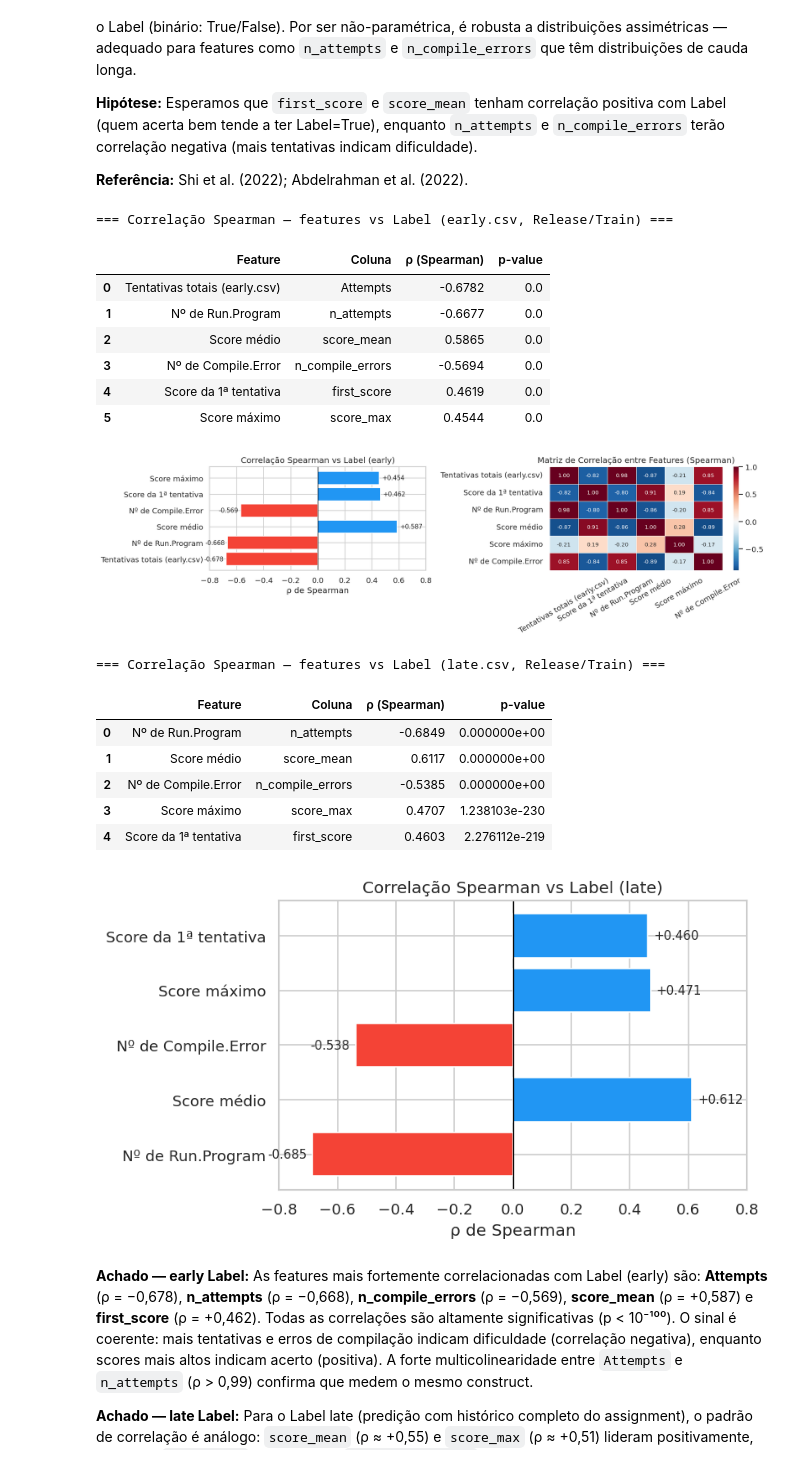
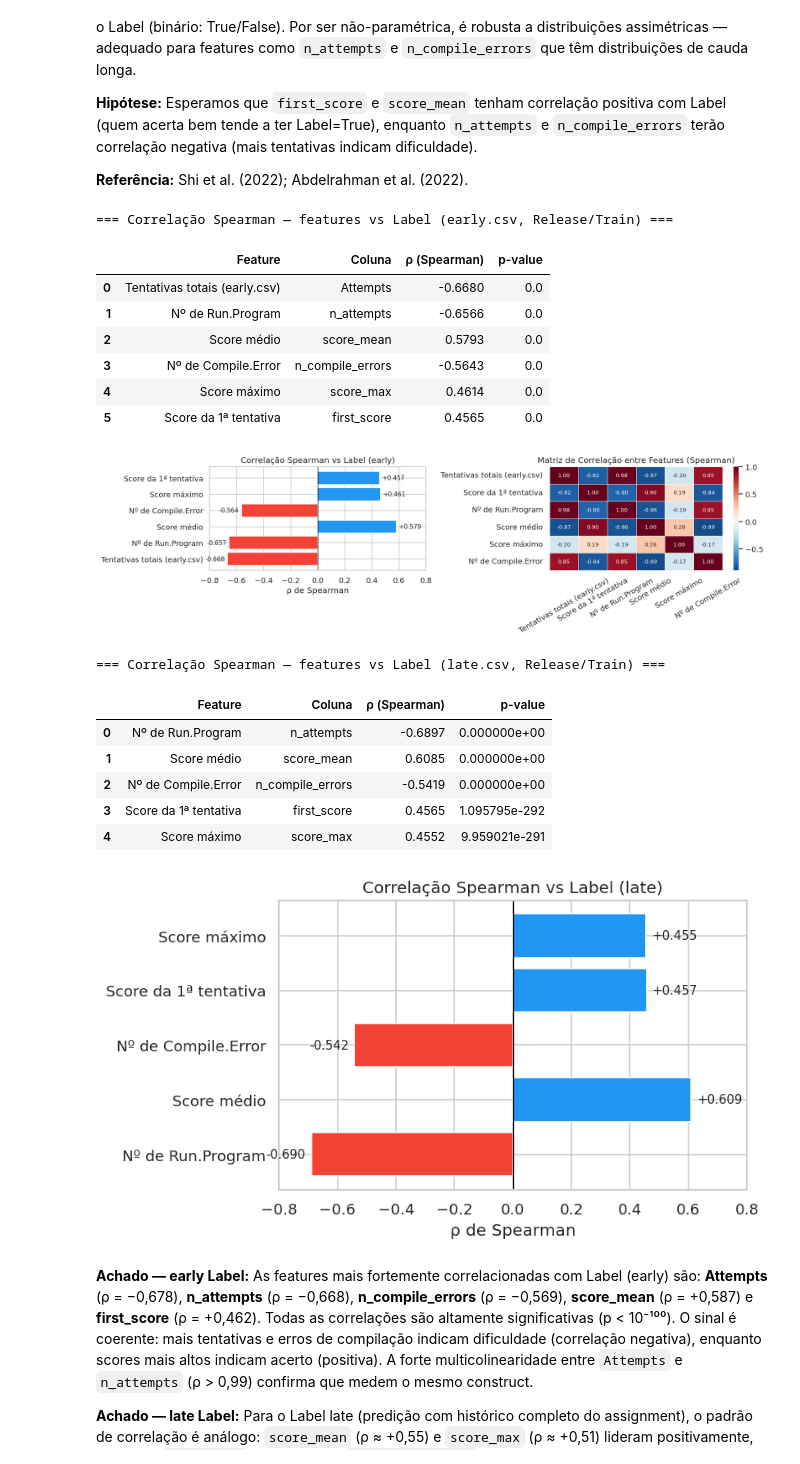
Before and after one commit to scuiki/tcc.edm.kt, a Jupyter notebook: notebooks/01_eda.ipynb, the cells around one changed output. Drawn from its saved outputs; the diff is of its cells as text; code cells hidden in the pictures.

Commit message:
correção de dataset, implementação de BKT e DKT

```diff
--- a/notebooks/01_eda.ipynb
+++ b/notebooks/01_eda.ipynb
@@ -31,6 +34,6 @@ DATA_ROOT = Path('../data/CSEDM')
 # %%
-# Carregar MainTable do split All (dataset completo)
-all_main = pd.read_csv(DATA_ROOT / 'All/Data/MainTable.csv')
+# Carregar MainTable Spring 2019 (dataset completo)
+all_main = pd.read_csv(DATA_ROOT / 'MainTable.csv')
 print(f'Shape: {all_main.shape}')
 all_main.head(3)
 # %% [output]
@@ -474,29 +374,14 @@ Cobertura temporal por split:
 **Hipótese:** O split Release/Train deve apresentar ~23.70% de corretos (Score == 1.0 em Run.Program), reproduzindo o benchmark de Shi et al. (2022). All e Train apresentarão percentuais menores por serem do semestre Fall 2019.
 **Referência:** Shi et al. (2022).
 # %%
-# Comparar candidatos com os numeros do paper Code-DKT
+# Verificar taxa de corretos do Spring 2019 vs Shi et al. (2022)
 # Paper: ~410 estudantes, 50 problemas, 5 assignments, 23.68% correto
 
-candidates = {
-    'All':           all_main,
-    'Train':         train_all,
-    'Release/Train': rel_train,
-}
-
-rows = []
-for name, df in candidates.items():
-    runs_c = df[df['EventType'] == 'Run.Program']
-    pct = (runs_c['Score'] == 1.0).mean() * 100 if len(runs_c) else float('nan')
-    rows.append({
-        'Split':            name,
-        'Estudantes':       df['SubjectID'].nunique(),
-        'Problemas':        df['ProblemID'].dropna().nunique(),
-        'Assignments':      df['AssignmentID'].dropna().nunique(),
-        '% correto (=1.0)': f'{pct:.2f}%',
-    })
-
-result = pd.DataFrame(rows).set_index('Split')
-display(result)
-
-print('\nReferencia Code-DKT paper: ~410 estudantes | 50 problemas | 5 assignments | 23.68% correto')
+runs = all_main[all_main['EventType'] == 'Run.Program']
+pct = (runs['Score'] == 1.0).mean() * 100
+n_students = all_main['SubjectID'].nunique()
+print(f'data/CSEDM/MainTable.csv — {n_students} alunos, {pct:.2f}% corretos')
+print(f'Referência Shi et al. (2022): 410 alunos, 23.68% corretos')
+assert abs(pct - 23.68) < 0.5, f'Taxa inesperada: {pct:.2f}%'
+print('Assert OK: taxa de corretos dentro da tolerância de ±0.5pp')
 # %% [output]
@@ -908,8 +790,8 @@ Resultado inesperado: o cluster "Em risco" (54.7% da turma) apresenta taxas de a
 **Hipótese:** Todos os 5 assignments devem ter exatamente 10 ProblemIDs e 220–250 estudantes. A taxa de acerto global deve ser ≈ 23.7%.
 **Referência:** Shi et al. (2022).
 # %%
-# Usar Release/Train — único split comparável com Shi et al. (2022)
-rel_train_main = pd.read_csv(DATA_ROOT / 'Release/Train/Data/MainTable.csv')
+# Usar Spring 2019 completo — comparável com Shi et al. (2022)
+rel_train_main = pd.read_csv(DATA_ROOT / 'MainTable.csv')
 
 runs_rel = rel_train_main[rel_train_main['EventType'] == 'Run.Program'].copy()
 runs_rel['correct'] = (runs_rel['Score'] == 1.0).astype(int)
@@ -1801,12 +1683,12 @@ Correlação de Spearman (days_before_deadline × correct): ρ=-0.0461, p=1.7582
 **Referência:** Shi et al. (2022); Abdelrahman et al. (2022).
 # %%
 # ── Seção 8.1: Correlação de Spearman entre features e Label ──
-# Usar Release/Train: único split comparável com Shi et al. (2022)
+# Usar Spring 2019 completo — comparável com Shi et al. (2022)
 from scipy import stats
 
 # Carregar labels do Release/Train
-early_rel = pd.read_csv(DATA_ROOT / 'Release/Train/early.csv')
-late_rel   = pd.read_csv(DATA_ROOT / 'Release/Train/late.csv')
+early_rel = pd.read_csv(DATA_ROOT.parent / 'early.csv')
+late_rel   = pd.read_csv(DATA_ROOT.parent / 'late.csv')
 
 # Filtrar Run.Program no Release/Train (rel_train_main já carregado)
 runs_rel8 = rel_train_main[rel_train_main['EventType'] == 'Run.Program'].copy()
@@ -1919,46 +1801,46 @@ y_late = late_feat['Label'].astype(int)
 spearman_rows_late = []
 for feat_col, feat_label in numeric_feats_late.items():
     rho, pval = stats.spearmanr(late_feat[feat_col], y_late)
     spearman_rows_late.append({'Feature': feat_label, 'Coluna': feat_col,
                                'ρ (Spearman)': round(rho, 4), 'p-value': pval})
 
 spearman_late_df = pd.DataFrame(spearman_rows_late).sort_values('ρ (Spearman)', key=abs, ascending=False)
 
 print('=== Correlação Spearman — features vs Label (late.csv, Release/Train) ===')
 display(spearman_late_df.reset_index(drop=True))
 
 # Barplot late
 fig2, ax2 = plt.subplots(figsize=(7, 4))
 colors_late = ['#2196F3' if r > 0 else '#F44336' for r in spearman_late_df['ρ (Spearman)']]
 ax2.barh(spearman_late_df['Feature'], spearman_late_df['ρ (Spearman)'], color=colors_late)
 ax2.axvline(0, color='black', linewidth=0.8)
 ax2.set_xlabel('ρ de Spearman')
 ax2.set_title('Correlação Spearman vs Label (late)')
 ax2.set_xlim(-0.8, 0.8)
 for i, (_, row) in enumerate(spearman_late_df.iterrows()):
     ax2.text(row['ρ (Spearman)'] + (0.02 if row['ρ (Spearman)'] >= 0 else -0.02),
              i, f"{row['ρ (Spearman)']:+.3f}",
              va='center', ha='left' if row['ρ (Spearman)'] >= 0 else 'right', fontsize=9)
 plt.tight_layout()
 plt.show()
 # %% [output]
 === Correlação Spearman — features vs Label (early.csv, Release/Train) ===
 |  | Feature | Coluna | ρ (Spearman) | p-value |
-| 0 | Tentativas totais (early.csv) | Attempts | -0.6782 | 0.0 |
-| 1 | Nº de Run.Program | n_attempts | -0.6677 | 0.0 |
-| 2 | Score médio | score_mean | 0.5865 | 0.0 |
-| 3 | Nº de Compile.Error | n_compile_errors | -0.5694 | 0.0 |
-| 4 | Score da 1ª tentativa | first_score | 0.4619 | 0.0 |
-| 5 | Score máximo | score_max | 0.4544 | 0.0 |
+| 0 | Tentativas totais (early.csv) | Attempts | -0.6680 | 0.0 |
+| 1 | Nº de Run.Program | n_attempts | -0.6566 | 0.0 |
+| 2 | Score médio | score_mean | 0.5793 | 0.0 |
+| 3 | Nº de Compile.Error | n_compile_errors | -0.5643 | 0.0 |
+| 4 | Score máximo | score_max | 0.4614 | 0.0 |
+| 5 | Score da 1ª tentativa | first_score | 0.4565 | 0.0 |
-[figure, old version]
+[figure, new version]
 === Correlação Spearman — features vs Label (late.csv, Release/Train) ===
 |  | Feature | Coluna | ρ (Spearman) | p-value |
-| 0 | Nº de Run.Program | n_attempts | -0.6849 | 0.000000e+00 |
-| 1 | Score médio | score_mean | 0.6117 | 0.000000e+00 |
-| 2 | Nº de Compile.Error | n_compile_errors | -0.5385 | 0.000000e+00 |
-| 3 | Score máximo | score_max | 0.4707 | 1.238103e-230 |
-| 4 | Score da 1ª tentativa | first_score | 0.4603 | 2.276112e-219 |
+| 0 | Nº de Run.Program | n_attempts | -0.6897 | 0.000000e+00 |
+| 1 | Score médio | score_mean | 0.6085 | 0.000000e+00 |
+| 2 | Nº de Compile.Error | n_compile_errors | -0.5419 | 0.000000e+00 |
+| 3 | Score da 1ª tentativa | first_score | 0.4565 | 1.095795e-292 |
+| 4 | Score máximo | score_max | 0.4552 | 9.959021e-291 |
-[figure, old version]
+[figure, new version]
 # %% [markdown]
 **Achado — early Label:** As features mais fortemente correlacionadas com Label (early) são: **Attempts** (ρ = −0,678), **n_attempts** (ρ = −0,668), **n_compile_errors** (ρ = −0,569), **score_mean** (ρ = +0,587) e **first_score** (ρ = +0,462). Todas as correlações são altamente significativas (p < 10⁻¹⁰⁰). O sinal é coerente: mais tentativas e erros de compilação indicam dificuldade (correlação negativa), enquanto scores mais altos indicam acerto (positiva). A forte multicolinearidade entre `Attempts` e `n_attempts` (ρ > 0,99) confirma que medem o mesmo construct.
 
```
Also changed, not shown: parts of 44 cells of this notebook, 52 other files.
